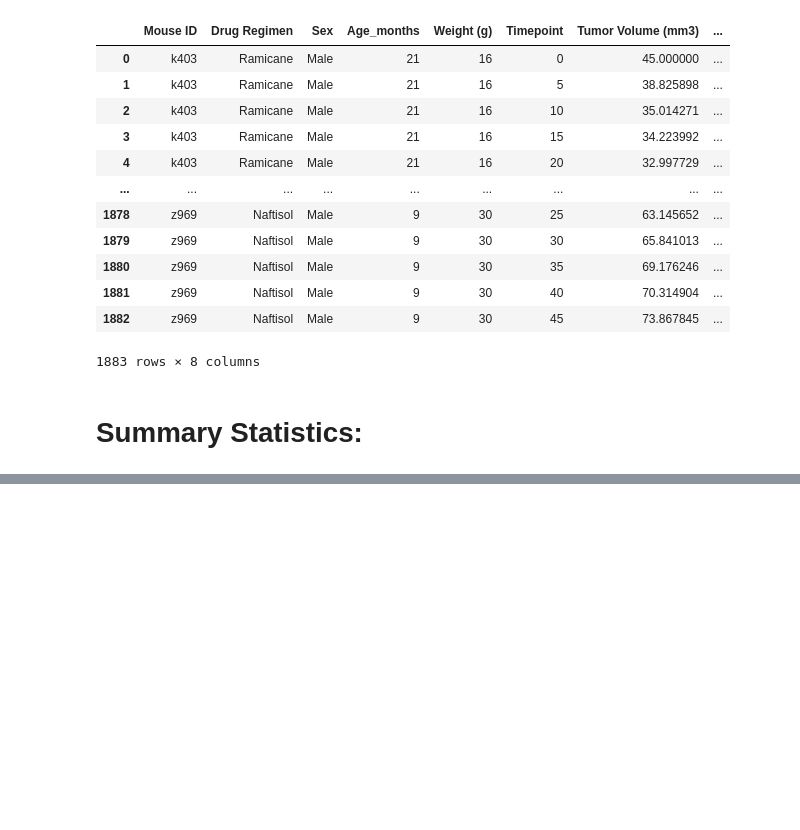
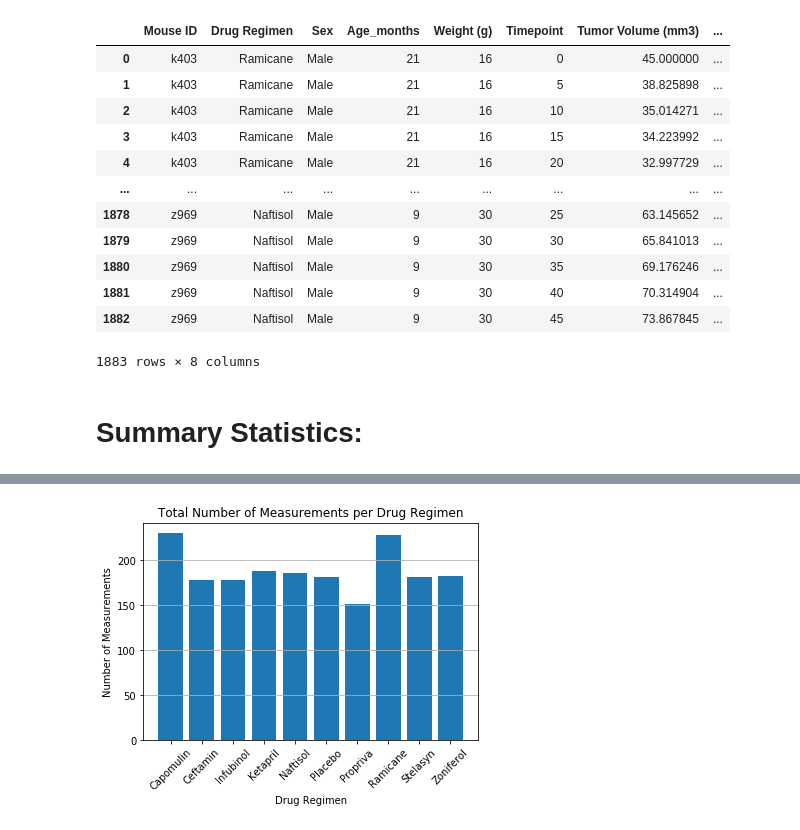
Before and after one commit to juliabrunett/matplotlib-challenge, a Jupyter notebook: Pymaceuticals/pymaceuticals.ipynb, the cells around one changed output, grey strips where cells are left out. Cells and saved outputs as stored; diff of their text form; code cells hidden in the pictures; blank space fills up the shorter version.

```diff
--- a/Pymaceuticals/pymaceuticals.ipynb
+++ b/Pymaceuticals/pymaceuticals.ipynb
@@ -184 +214,16 @@ summary_stats_df
+# %%
+# Plotly Bar Chart
+plt.bar(labels, measurements, align="center")
+
+tick_locations = [value for value in range(0,10)]
+plt.xticks(ticks=tick_locations, labels=labels, rotation=45)
+plt.title("Total Number of Measurements per Drug Regimen")
+plt.xlabel("Drug Regimen")
+plt.ylabel("Number of Measurements")
+plt.grid(axis='y')
+plt.ylim=[0,245]
+
+plt.show()
+# %% [output]
+[figure, added]
 # %%
```
Also changed, not shown: parts of 18 cells of this notebook.
